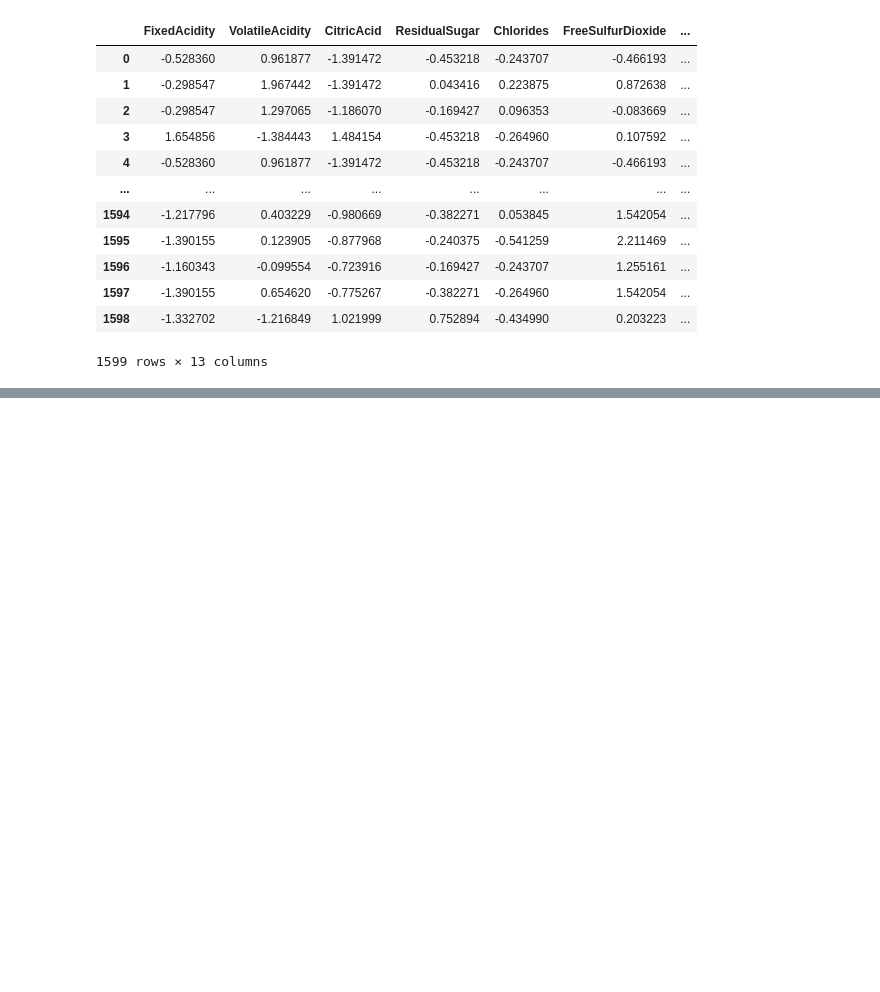
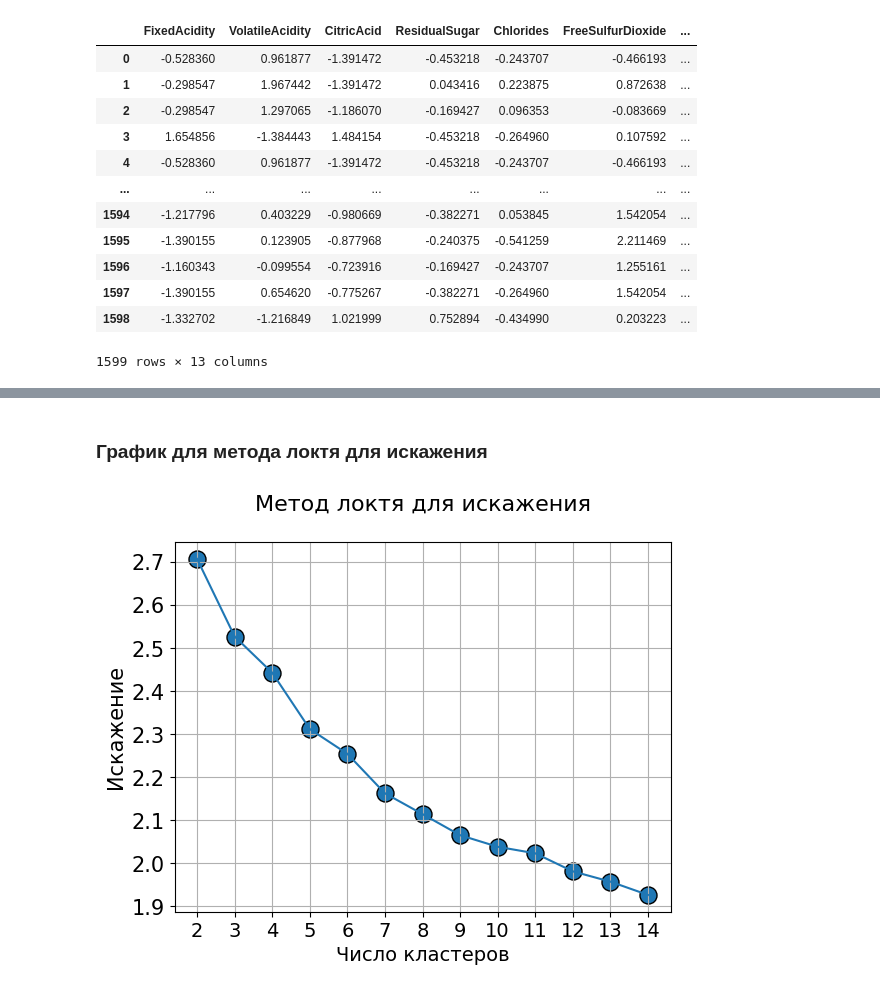
Before and after one commit to gpnwln/labs_projects, a Jupyter notebook: lab_3/lab3.ipynb, the cells around one changed output, grey strips where cells are left out. Cells and saved outputs as stored; diff of their text form; code cells hidden in the pictures; blank space fills up the shorter version.

```diff
--- a/lab_3/lab3.ipynb
+++ b/lab_3/lab3.ipynb
@@ -93,0 +177,15 @@ df
+# %% [markdown]
+### График для метода локтя для искажения
+# %%
+plt.title("Метод локтя для иcкажения\n",fontsize=16)
+plt.scatter(x=[i for i in rg],
+y=distortion,s=150,edgecolor='k')
+plt.plot(rg, distortion);
+plt.grid(True)
+plt.xlabel("Число кластеров",fontsize=14)
+plt.ylabel("Искажение",fontsize=15)
+plt.xticks([i for i in rg],fontsize=14)
+plt.yticks(fontsize=15)
+plt.show()
+# %% [output]
+[figure, added]
```
Also changed, not shown: parts of 25 cells of this notebook.
